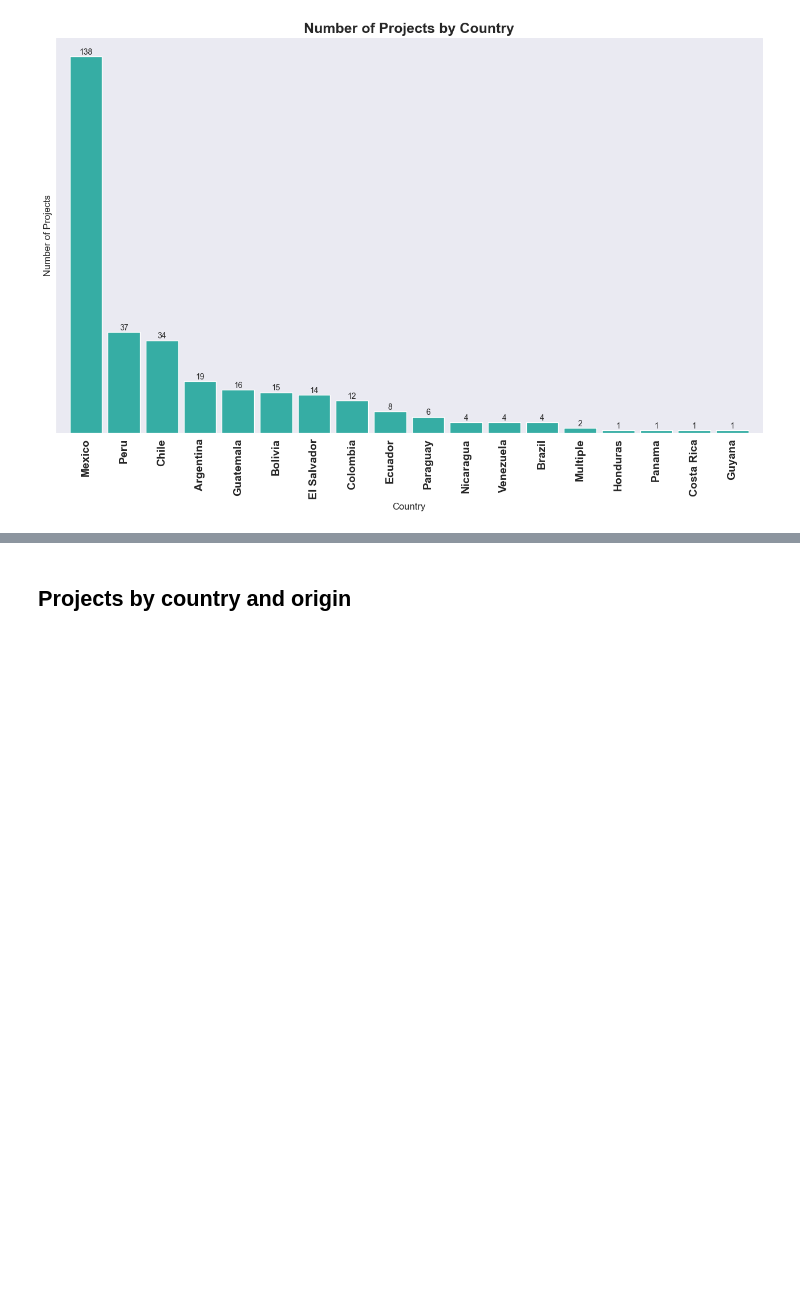
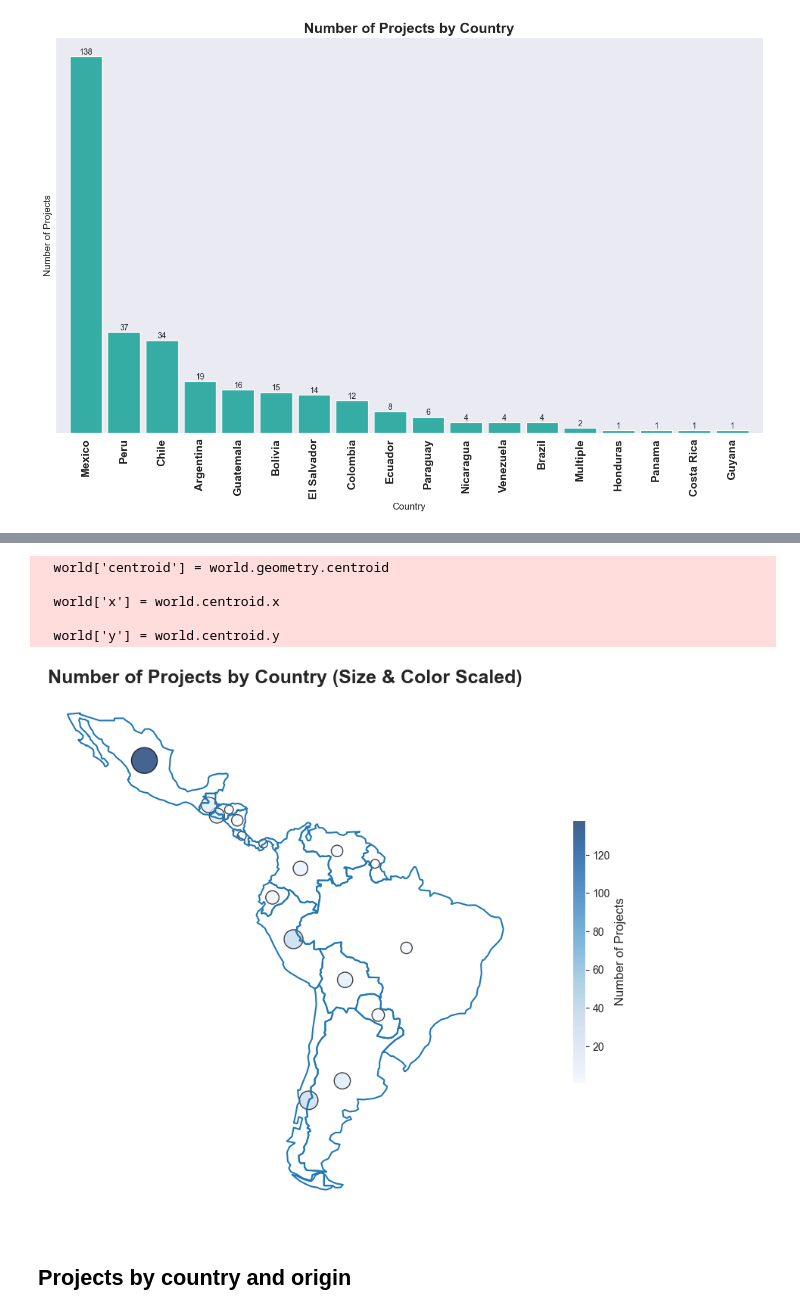
Before and after one commit to Instituto-Pulso-PUCP/revitalizacion-linguistica-latam, a Jupyter notebook: Visualizacion.ipynb, the cells around one changed output, grey strips where cells are left out. Drawn from its saved outputs; the diff is of its cells as text; code cells hidden in the pictures; blank space fills up the shorter version.

```diff
--- a/Visualizacion.ipynb
+++ b/Visualizacion.ipynb
@@ -147,3 +271,49 @@ plt.show()
+# %%
+import geopandas as gpd
+import matplotlib.pyplot as plt
+import numpy as np
+
+# Load world map
+world = gpd.read_file('data/ne_110m_admin_0_countries/ne_110m_admin_0_countries.shp')
+
+# Identify the correct column for country names
+world = world.merge(df_grouped, left_on='ADMIN', right_on='Country')
+
+# Remove 'Multiple' entries
+world = world[world['Country'] != 'Multiple']
+
+# Get country centroids
+world['centroid'] = world.geometry.centroid
+
+# Extract coordinates and project numbers
+world['x'] = world.centroid.x
+world['y'] = world.centroid.y
+world['size'] = 20 + 50 * np.sqrt(world['Project'])# Scale size with sqrt
+world['color'] = world['Project']  # Use project count for color
+
+# Plot the map
+fig, ax = plt.subplots(1, 1, figsize=(16, 9))
+world.boundary.plot(ax=ax)
+
+# Scatter plot: size & color scale with number of projects
+sc = ax.scatter(world['x'], world['y'], s=world['size'],
+                c=world['color'], cmap='Blues', alpha=0.75, edgecolors='black')
+
+# Colorbar for reference
+cbar = plt.colorbar(sc, ax=ax, orientation='vertical', shrink=0.5)
+cbar.set_label("Number of Projects")
+
+plt.title('Number of Projects by Country (Size & Color Scaled)', fontsize=18, fontweight='bold')
+plt.axis('off')
+plt.savefig('images/number_of_projects_scaled.png', dpi=300, bbox_inches='tight')
+plt.show()
+# %% [output]
+  world['centroid'] = world.geometry.centroid
+
+  world['x'] = world.centroid.x
+
+  world['y'] = world.centroid.y
+[figure, added]
 # %% [markdown]
 ## Projects by country and origin
 # %%
```
Also changed, not shown: parts of 4 cells of this notebook, 1 other file.
